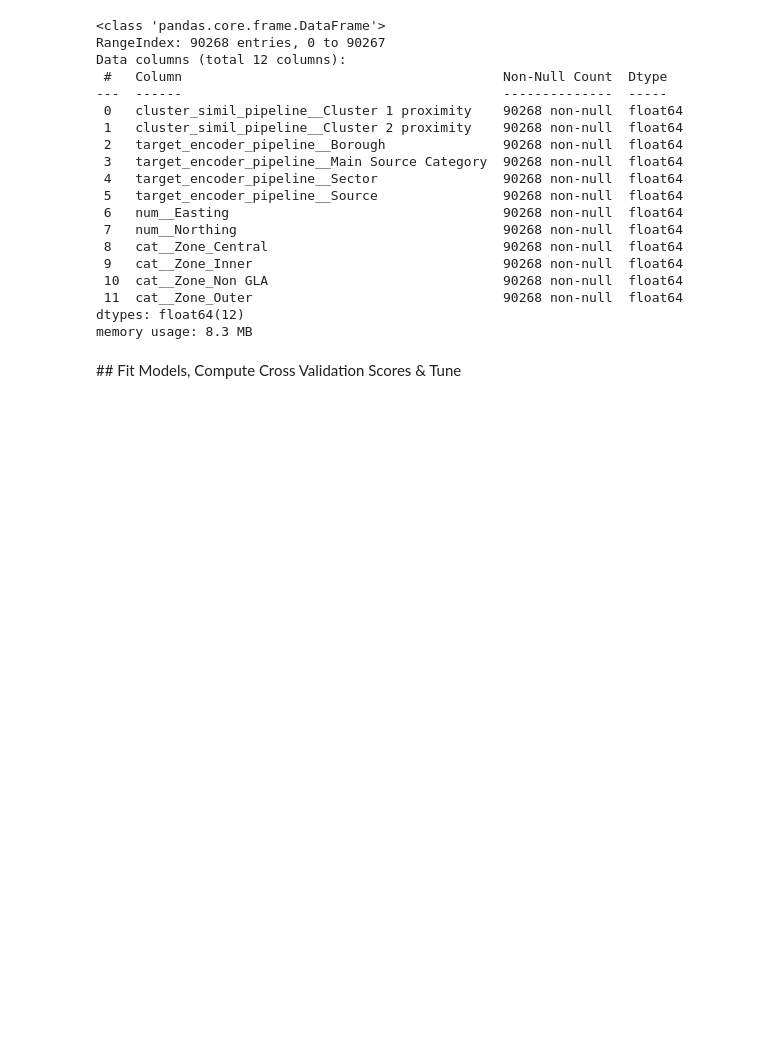
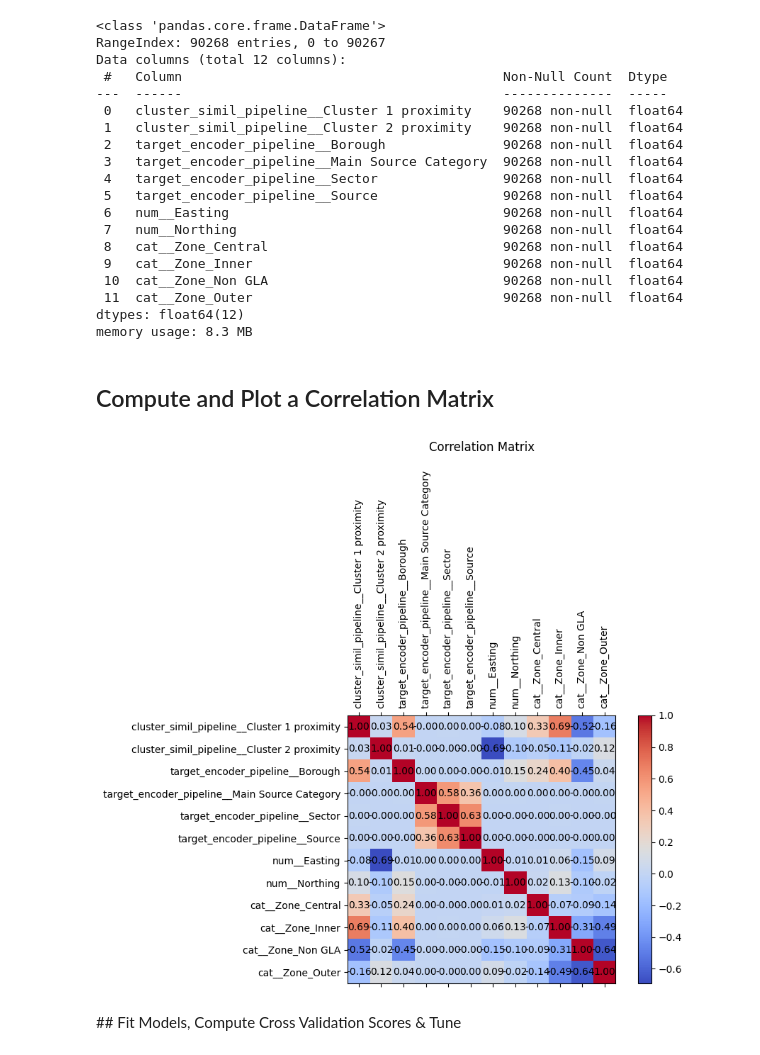
Before and after one commit to dyluc/csck503-ema, a Jupyter notebook: co2.ipynb, the cells around one changed output. Drawn from its saved outputs; the diff is of its cells as text; code cells hidden in the pictures; blank space fills up the shorter version.

Commit message:
Add correlation matrix for co2

```diff
--- a/co2.ipynb
+++ b/co2.ipynb
@@ -211,6 +211,28 @@ Data columns (total 12 columns):
  11  cat__Zone_Outer                                90268 non-null  float64
 dtypes: float64(12)
 memory usage: 8.3 MB
+# %% [markdown]
+## Compute and Plot a Correlation Matrix
+# %%
+corr = X_prepared_df.corr()
+fig, ax = plt.subplots(figsize=(10, 8))
+cax = ax.matshow(corr, cmap='coolwarm')
+fig.colorbar(cax)
+
+ax.set_xticks(range(len(corr.columns)))
+ax.set_yticks(range(len(corr.columns)))
+ax.set_xticklabels(corr.columns, rotation=90)
+ax.set_yticklabels(corr.columns)
+
+for i in range(len(corr.columns)):
+    for j in range(len(corr.columns)):
+        ax.text(j, i, f'{corr.iloc[i, j]:.2f}', va='center', ha='center', color='black')
+
+plt.title('Correlation Matrix', pad=20)
+save_fig('feature-correlation-matrix')
+plt.show()
+# %% [output]
+[figure, added]
 # %% [markdown]
 ## Fit Models, Compute Cross Validation Scores & Tune
 # %%
```
Also changed, not shown: parts of 2 cells of this notebook, 1 other file.
